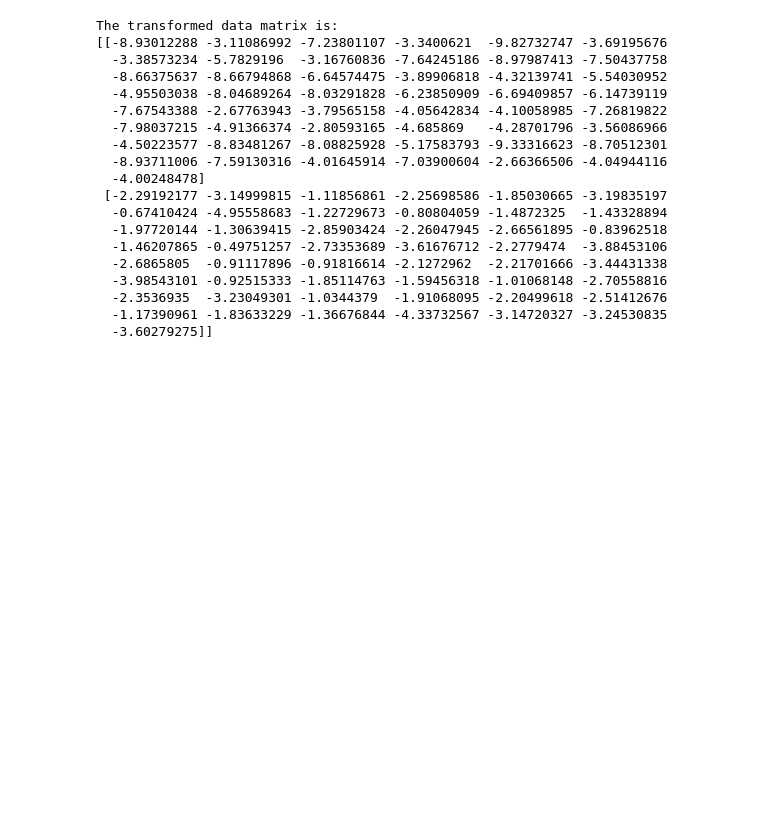
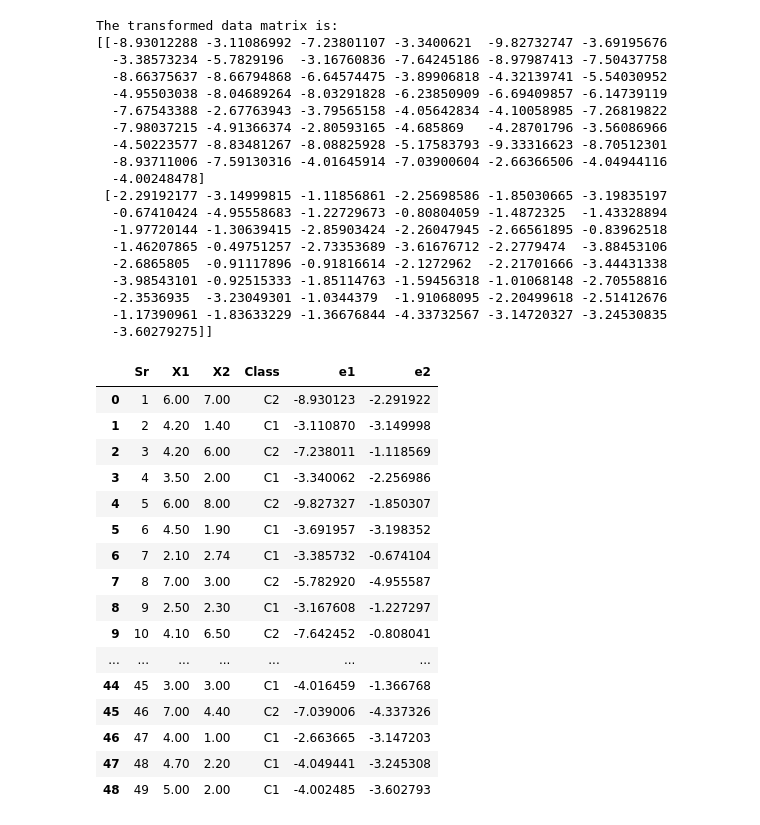
Before and after one commit to Hrishikesh-Bhagwat/Data-Science-Codes, a Jupyter notebook: Data Science Lab Assignment 3/Script.ipynb, the cells around one changed output. Cells and saved outputs as stored; diff of their text form; code cells hidden in the pictures; blank space fills up the shorter version.

```diff
--- a/Data Science Lab Assignment 3/Script.ipynb
+++ b/Data Science Lab Assignment 3/Script.ipynb
@@ -204,3 +204,26 @@ The transformed data matrix is:
   -2.3536935  -3.23049301 -1.0344379  -1.91068095 -2.20499618 -2.51412676
   -1.17390961 -1.83633229 -1.36676844 -4.33732567 -3.14720327 -3.24530835
   -3.60279275]]
+# %%
+mod_dataset=dataset.copy()
+mod_dataset["e1"]=Y[0]
+mod_dataset['e2']=Y[1]
+mod_dataset
+# %% [output]
+|  | Sr | X1 | X2 | Class | e1 | e2 |
+| 0 | 1 | 6.00 | 7.00 | C2 | -8.930123 | -2.291922 |
+| 1 | 2 | 4.20 | 1.40 | C1 | -3.110870 | -3.149998 |
+| 2 | 3 | 4.20 | 6.00 | C2 | -7.238011 | -1.118569 |
+| 3 | 4 | 3.50 | 2.00 | C1 | -3.340062 | -2.256986 |
+| 4 | 5 | 6.00 | 8.00 | C2 | -9.827327 | -1.850307 |
+| 5 | 6 | 4.50 | 1.90 | C1 | -3.691957 | -3.198352 |
+| 6 | 7 | 2.10 | 2.74 | C1 | -3.385732 | -0.674104 |
+| 7 | 8 | 7.00 | 3.00 | C2 | -5.782920 | -4.955587 |
+| 8 | 9 | 2.50 | 2.30 | C1 | -3.167608 | -1.227297 |
+| 9 | 10 | 4.10 | 6.50 | C2 | -7.642452 | -0.808041 |
+| ... | ... | ... | ... | ... | ... | ... |
+| 44 | 45 | 3.00 | 3.00 | C1 | -4.016459 | -1.366768 |
+| 45 | 46 | 7.00 | 4.40 | C2 | -7.039006 | -4.337326 |
+| 46 | 47 | 4.00 | 1.00 | C1 | -2.663665 | -3.147203 |
+| 47 | 48 | 4.70 | 2.20 | C1 | -4.049441 | -3.245308 |
+| 48 | 49 | 5.00 | 2.00 | C1 | -4.002485 | -3.602793 |
```
Also changed, not shown: parts of 3 cells of this notebook.
